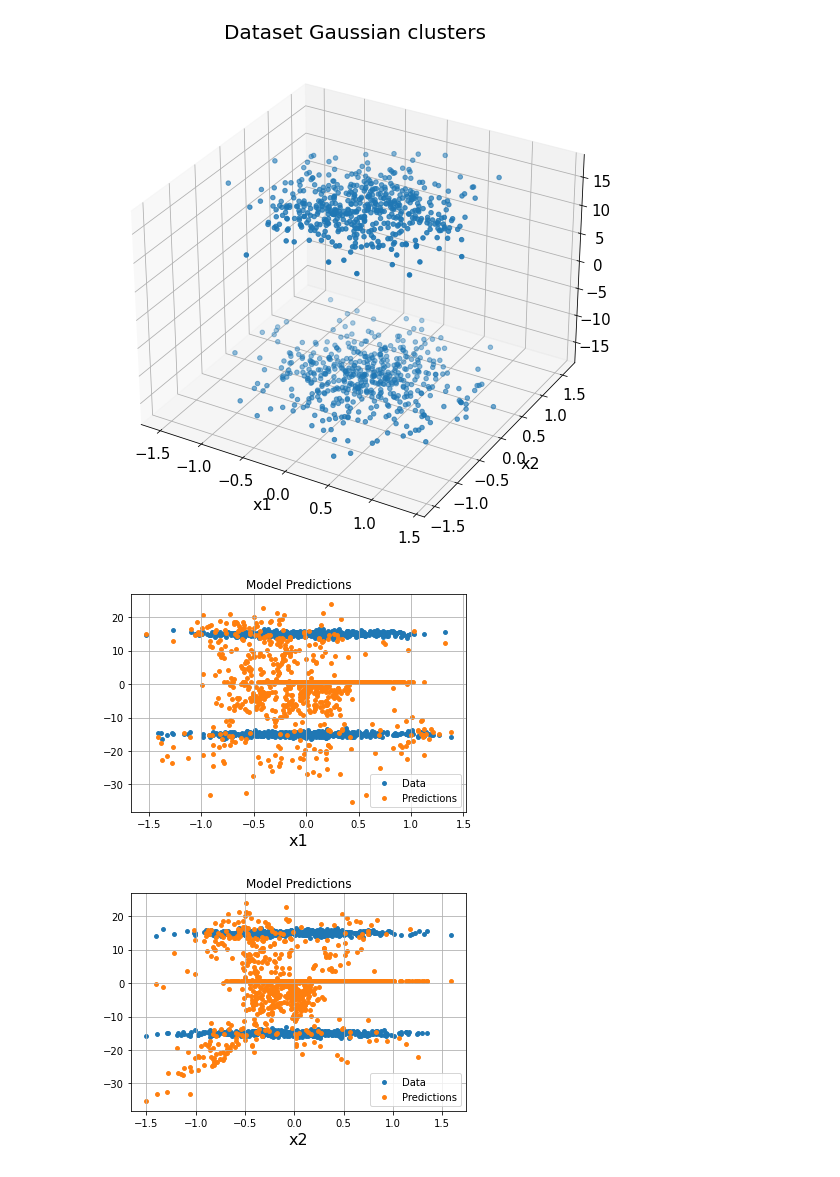
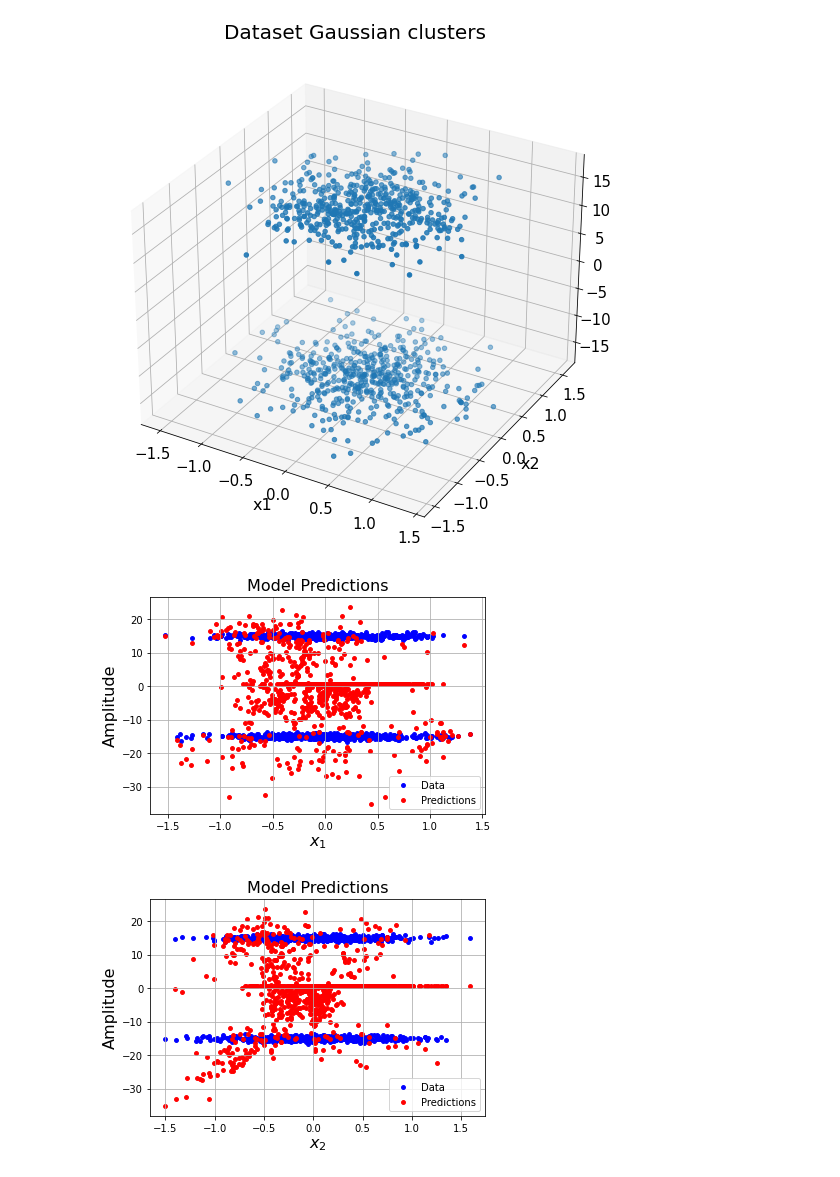
Before and after one commit to nalatraz/DeepLearning_Project7a, a Jupyter notebook: ClusterData.ipynb, the cells around one changed output. Saved outputs shown, nothing was run; the diff lists cells and outputs as text; code cells hidden in the pictures.

```diff
--- a/ClusterData.ipynb
+++ b/ClusterData.ipynb
@@ -39,13 +39,13 @@ random.seed(10)
 # %%
 #center_locations = [[8, 8], [8, 4], [2, 8], [2, 4]]
 center_locations = [[0, 0], [4, 6]]
-X, y_true = make_blobs(n_samples=2000, centers=center_locations,
+X1, y_true = make_blobs(n_samples=2000, centers=center_locations,
                        cluster_std=0.50, random_state=0)
-X = X[:, ::-1] # flip axes for better plotting
+X1 = X1[:, ::-1] # flip axes for better plotting
 
 # Plot the data with K Means Labels
 kmeans = KMeans(2, random_state=0)
-labels = kmeans.fit(X).predict(X)
+labels = kmeans.fit(X1).predict(X1)
 
 # Create gaussian distributed labels
 mu = [-5, 5, -15, 15]
@@ -79,7 +79,7 @@ from mpl_toolkits.mplot3d import Axes3D
 fig = plt.figure(figsize=(14,7))
 ax = Axes3D(fig) #, auto_add_to_figure=False)
 fig.add_axes(ax)
-ax.scatter(X[:, 0], X[:, 1], labels)
+ax.scatter(X1[:, 0], X1[:, 1], labels, color='b')
 plt.grid()
 plt.title('Dataset Gaussian clusters', fontsize=20)
 plt.xlabel('x1', fontsize=16)
@@ -702,33 +782,37 @@ plt.show()
 # %%
 xx = X[labels1,:].copy()
 x = torch.from_numpy(xx)
 y = torch.from_numpy(labels[labels1])
 
 x = x.float()
 y = y.float()
 
 f_mu, f_var = la(x)
 mse = mse_loss(f_mu, y_train.squeeze().float())
 
 f_mu = f_mu.squeeze().detach().numpy()
 
 plt.figure()
-plt.scatter(x[:, 0], y, s=15, label='Data')
-plt.scatter(x[:, 0], f_mu, s=15, label='Predictions')
-plt.title('Model Predictions')
-plt.xlabel('x1', fontsize=16)
+plt.scatter(x[:, 0], y, s=15, label='Data', color='b')
+plt.scatter(x[:, 0], f_mu, s=15, label='Predictions', color='r')
+plt.title('Model Predictions', fontsize=16)
+plt.xlabel('$x_1$', fontsize=16)
+plt.ylabel('Amplitude', fontsize=16)
 plt.grid()
 plt.legend()
+plt.savefig('PredLaplace1')
 plt.show()
 
 plt.figure()
-plt.scatter(x[:, 1], y, s=15, label='Data')
-plt.scatter(x[:, 1], f_mu, s=15, label='Predictions')
-plt.title('Model Predictions')
-plt.xlabel('x2', fontsize=16)
+plt.scatter(x[:, 1], y, s=15, label='Data', color='b')
+plt.scatter(x[:, 1], f_mu, s=15, label='Predictions', color='r')
+plt.title('Model Predictions', fontsize=16)
+plt.xlabel('$x_2$', fontsize=16)
+plt.ylabel('Amplitude', fontsize=16)
 plt.grid()
 plt.legend()
+plt.savefig('PredLaplace2')
 plt.show()
 # %% [output]
-[figure, old version]
+[figure, new version]
-[figure, old version]
+[figure, new version]
```
Also changed, not shown: parts of 13 cells of this notebook, 1 other file.
